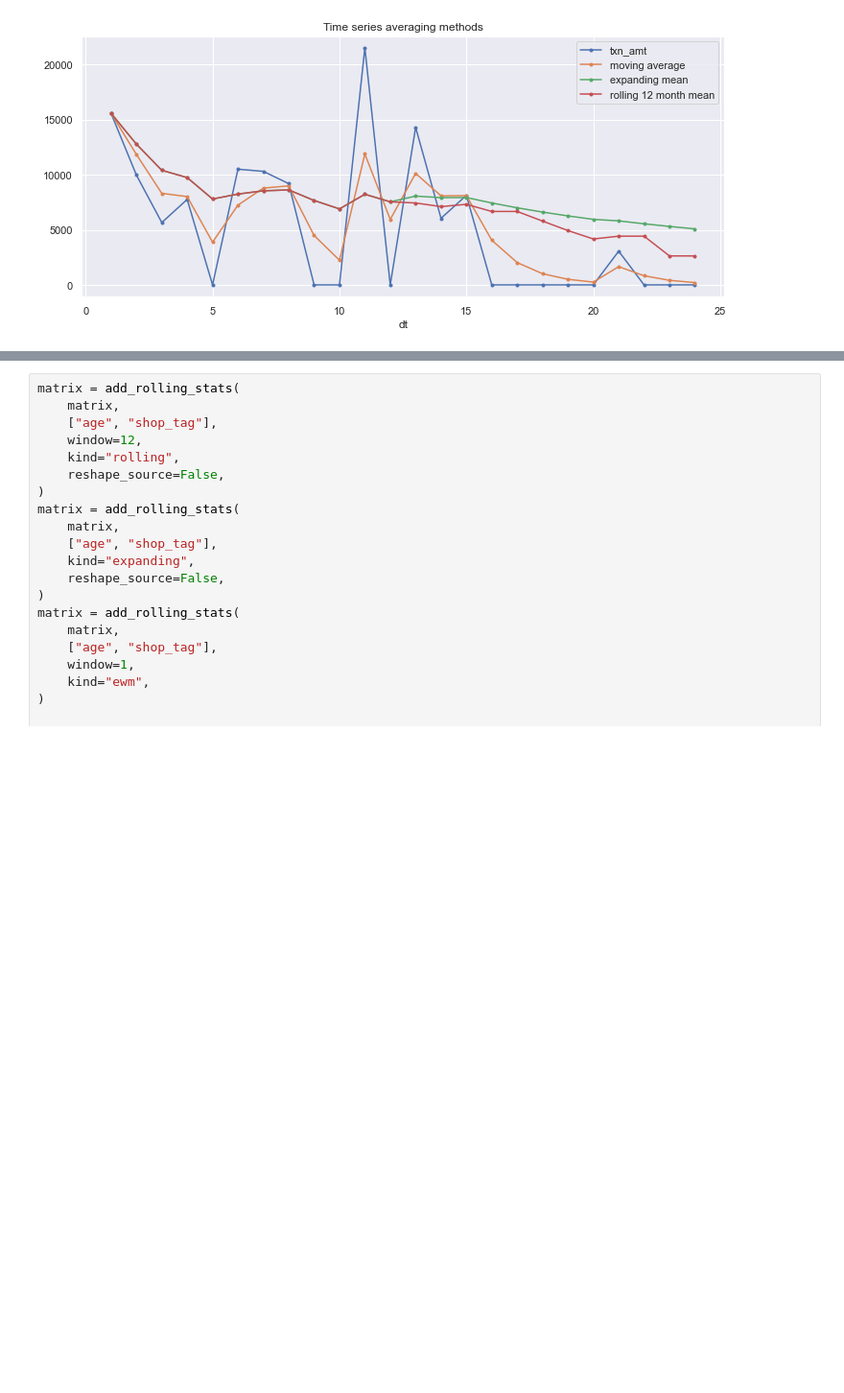
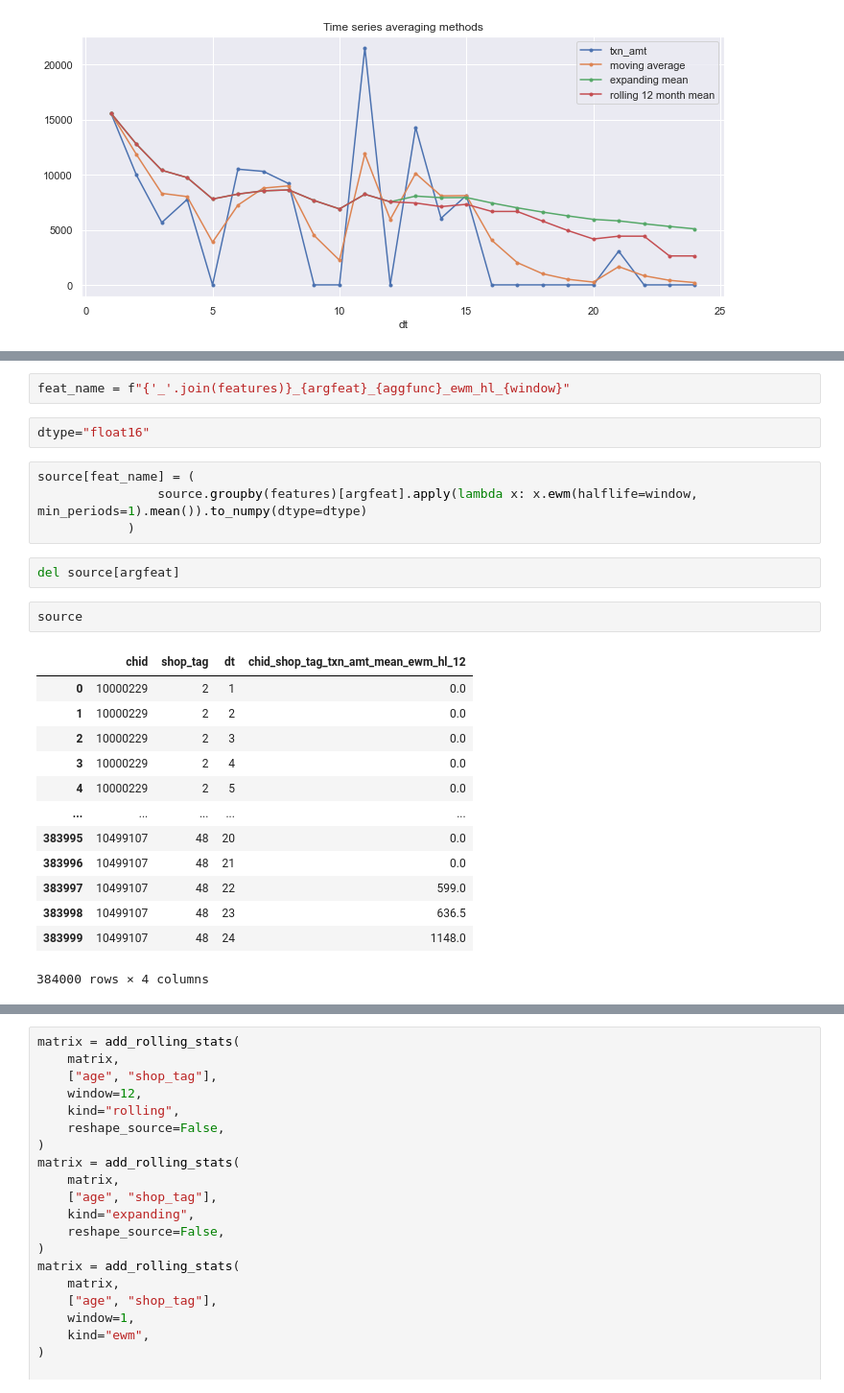
Before and after one commit to GallonShih/Projects, a Jupyter notebook: SideProject/07_E_SUN_2021_Winter_AI/data_restructuring.ipynb, the cells around one changed output, grey strips where cells are left out. Shown at 96% size. Drawn from its saved outputs; the diff is of its cells as text; blank space fills up the shorter version.

```diff
--- a/SideProject/07_E_SUN_2021_Winter_AI/data_restructuring.ipynb
+++ b/SideProject/07_E_SUN_2021_Winter_AI/data_restructuring.ipynb
@@ -1146,0 +1235,26 @@ def add_rolling_stats(
+# %%
+feat_name = f"{'_'.join(features)}_{argfeat}_{aggfunc}_ewm_hl_{window}"
+# %%
+dtype="float16"
+# %%
+source[feat_name] = (
+                source.groupby(features)[argfeat].apply(lambda x: x.ewm(halflife=window, min_periods=1).mean()).to_numpy(dtype=dtype)
+            )
+# %%
+del source[argfeat]
+# %%
+source
+# %% [output]
+|  | chid | shop_tag | dt | chid_shop_tag_txn_amt_mean_ewm_hl_12 |
+| 0 | 10000229 | 2 | 1 | 0.0 |
+| 1 | 10000229 | 2 | 2 | 0.0 |
+| 2 | 10000229 | 2 | 3 | 0.0 |
+| 3 | 10000229 | 2 | 4 | 0.0 |
+| 4 | 10000229 | 2 | 5 | 0.0 |
+| ... | ... | ... | ... | ... |
+| 383995 | 10499107 | 48 | 20 | 0.0 |
+| 383996 | 10499107 | 48 | 21 | 0.0 |
+| 383997 | 10499107 | 48 | 22 | 599.0 |
+| 383998 | 10499107 | 48 | 23 | 636.5 |
+| 383999 | 10499107 | 48 | 24 | 1148.0 |
+384000 rows × 4 columns
```
Also changed, not shown: parts of 17 cells of this notebook, 4 other files.
